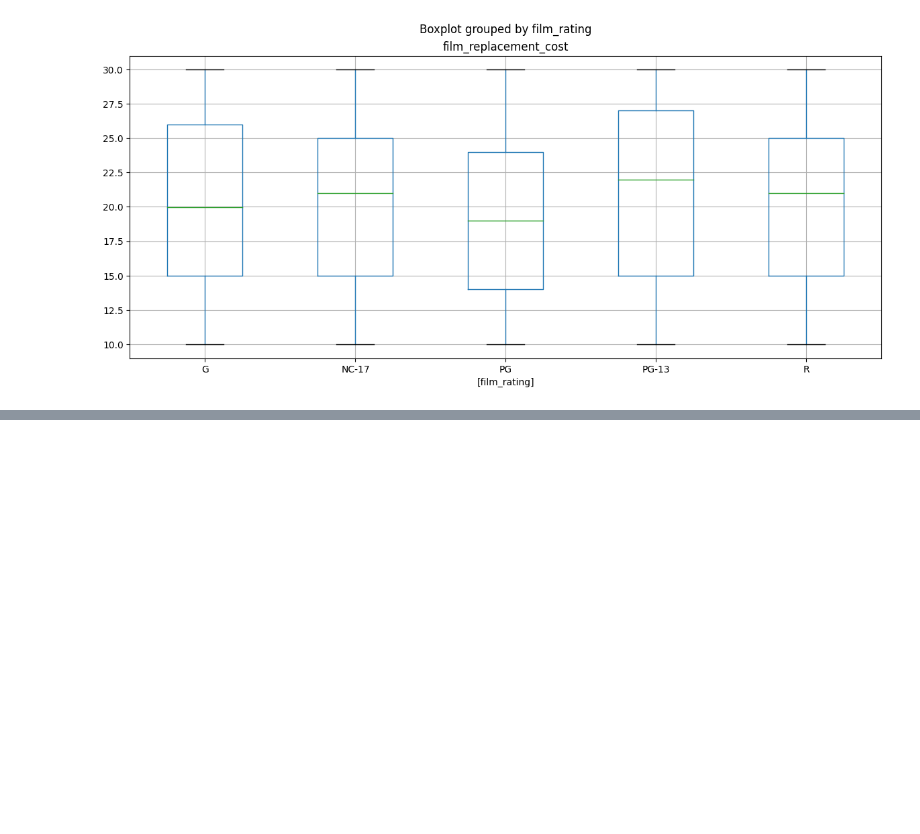
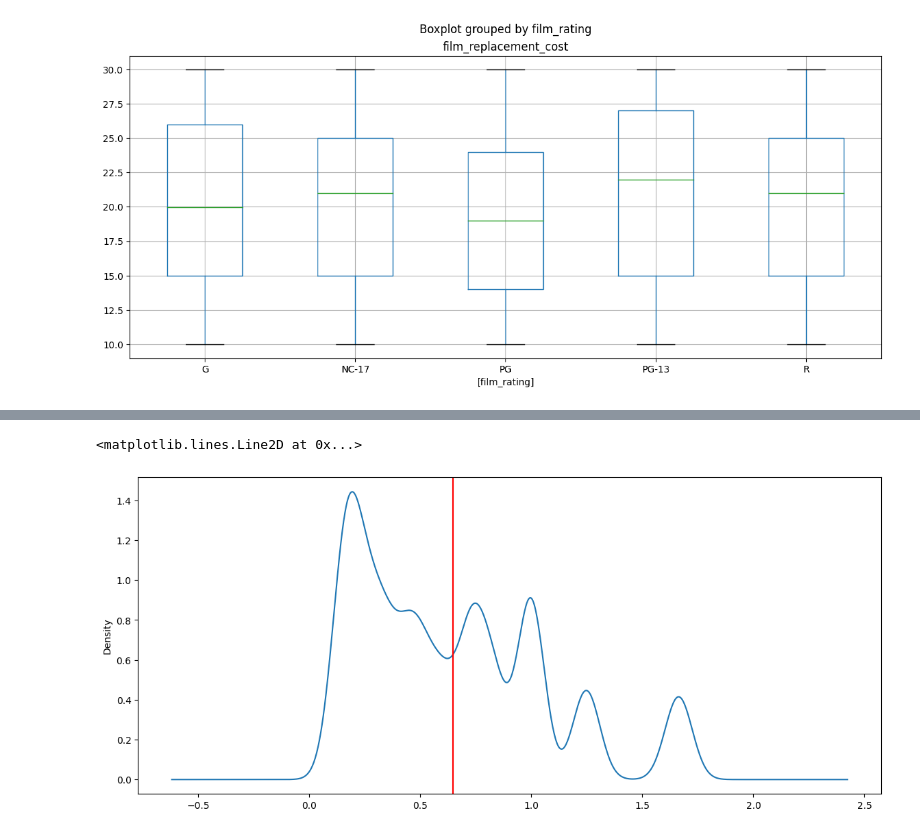
Before and after one commit to TshepoKubeka/FreeCodeCamp-Pandas-Real-Life-Example, a Jupyter notebook: Exercises_2.ipynb, the cells around one changed output, grey strips where cells are left out. Saved outputs shown, nothing was run; the diff lists cells and outputs as text; code cells hidden in the pictures; blank space fills up the shorter version.

```diff
--- a/Exercises_2.ipynb
+++ b/Exercises_2.ipynb
@@ -240,0 +267,3 @@ This value should be the division of `film_rental_rate` by `film_rental_duration
+# %%
+df['film_daily_rate'] = df['film_rental_rate'] / df['film_rental_duration']
+df['film_daily_rate'].head()
@@ -258,3 +305,9 @@ df['film_daily_rental_rate'].mean()
+# %%
+ax= df['film_daily_rate'].plot(kind='density', figsize=(14,6))
+ax.axvline(df['film_daily_rate'].mean(), color='red')
+# %% [output]
+<matplotlib.lines.Line2D at 0x...>
+[figure, added]
 # %%
 ax = df['film_daily_rental_rate'].plot(kind='density', figsize=(14,6))
 ax.axvline(df['film_daily_rental_rate'].mean(), color='red')
```
Also changed, not shown: parts of 37 cells of this notebook.
